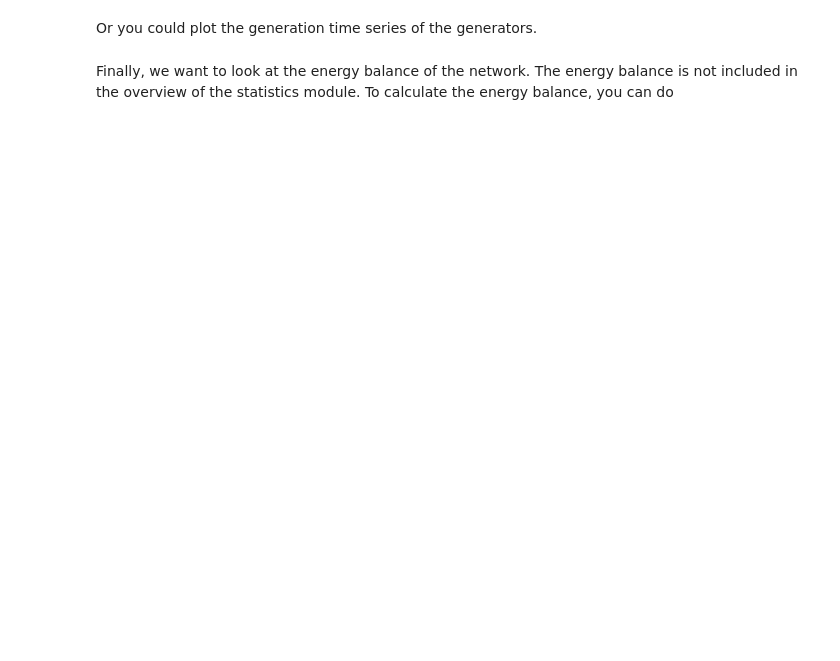
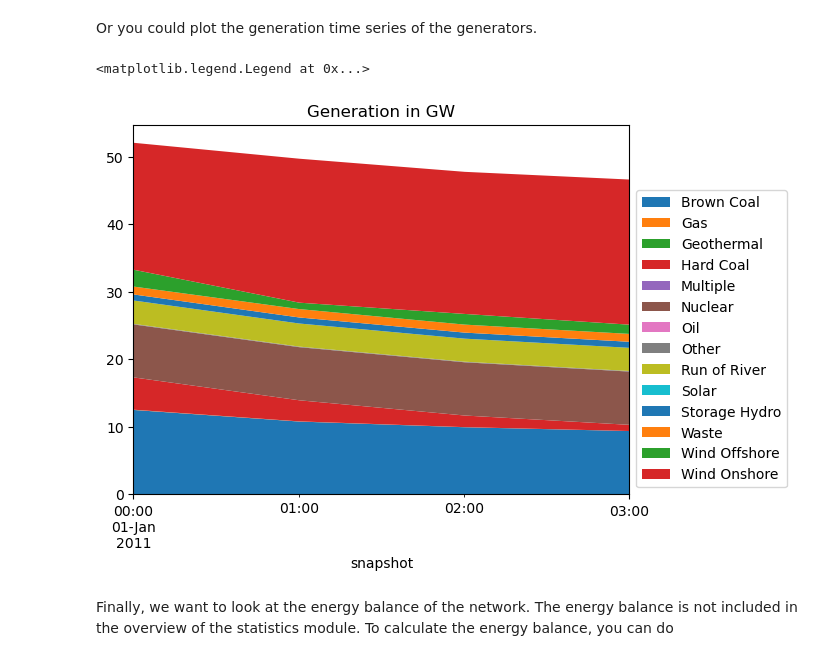
Before and after one commit to PyPSA/PyPSA, a Jupyter notebook: examples/notebooks/statistics.ipynb, the cells around one changed output. Drawn from its saved outputs; the diff is of its cells as text; code cells hidden in the pictures; blank space fills up the shorter version.

```diff
--- a/examples/notebooks/statistics.ipynb
+++ b/examples/notebooks/statistics.ipynb
@@ -84,15 +247,18 @@ n.statistics.supply(comps=["Generator"]).div(1e3).plot.bar(title="Generator in G
 Or you could plot the generation time series of the generators.
 # %%
 fig, ax = plt.subplots()
-n.statistics.supply(comps=["Generator"], aggregate_time=False).iloc[:, :4].div(
+n.statistics.supply(comps=["Generator"], aggregate_time=False).droplevel(0).iloc[:, :4].div(
     1e3
 ).T.plot.area(
     title="Generation in GW",
     ax=ax,
     legend=False,
     linewidth=0,
 )
 ax.legend(bbox_to_anchor=(1, 0), loc="lower left", title=None, ncol=1)
+# %% [output]
+<matplotlib.legend.Legend at 0x...>
+[figure, added]
 # %% [markdown]
 Finally, we want to look at the energy balance of the network. The energy balance is not included in the overview of the statistics module. To calculate the energy balance, you can do
 # %%
```
Also changed, not shown: parts of 19 cells of this notebook, 1 other file.
